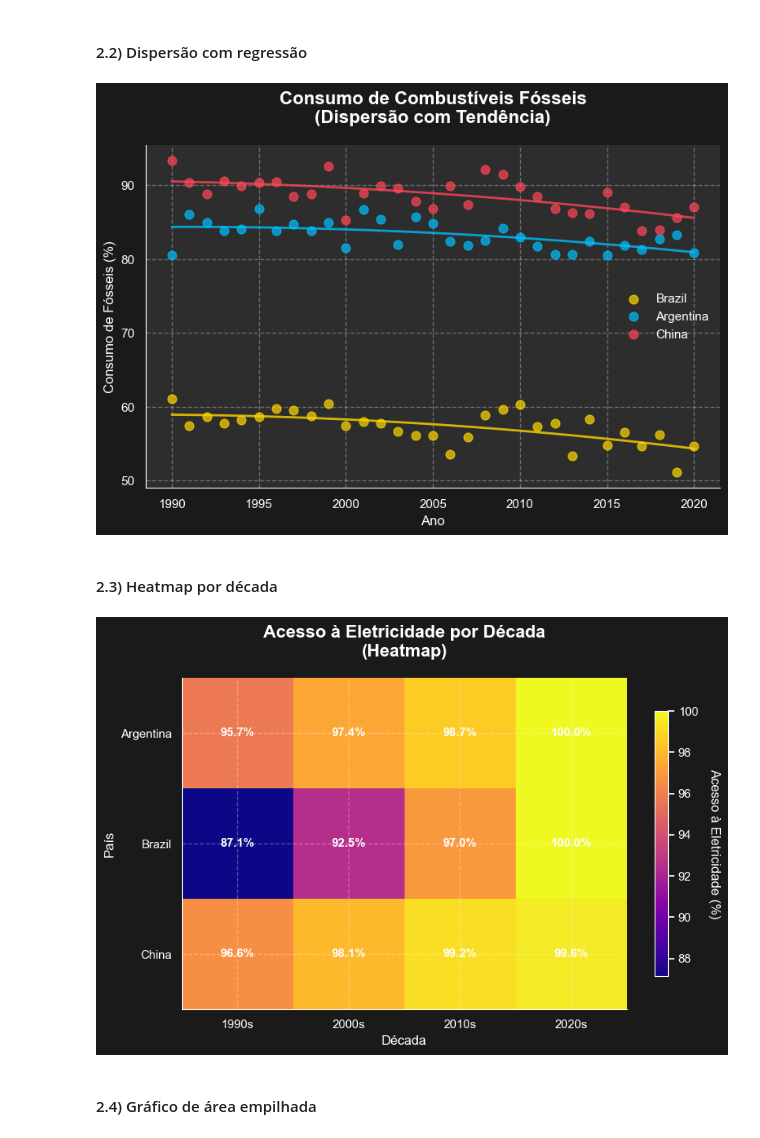
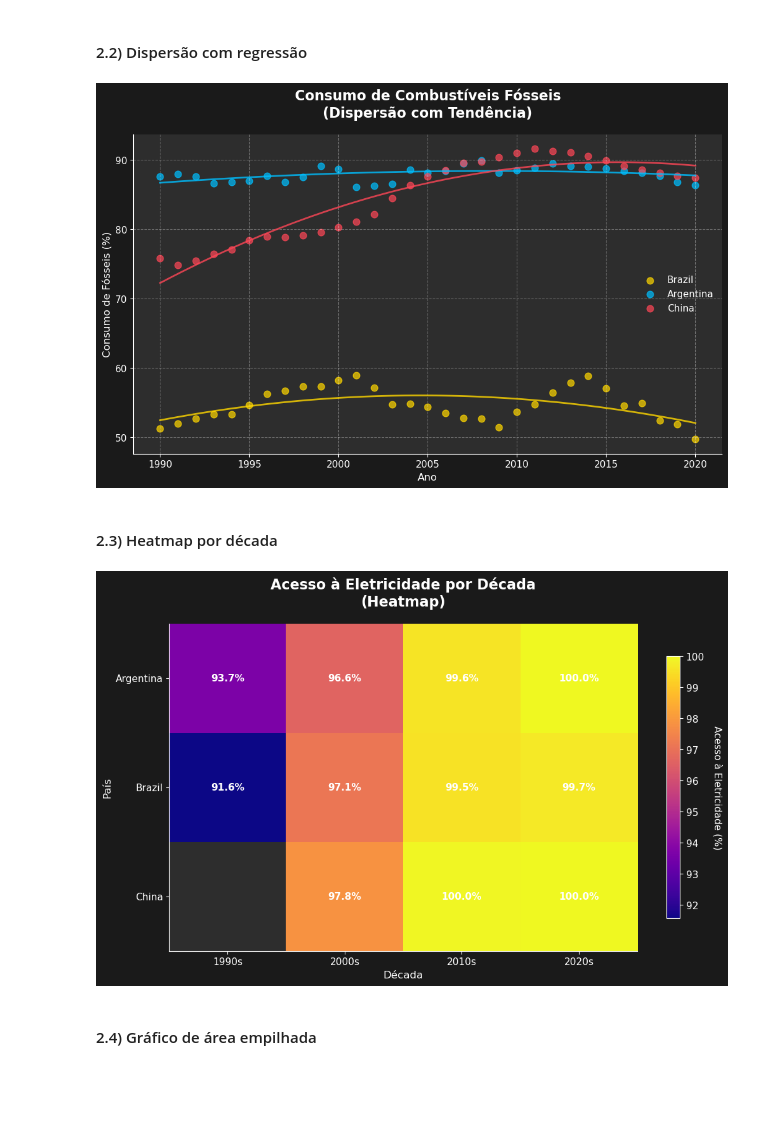
Before and after one commit to lucasfloza/av3, a Jupyter notebook: q3.ipynb, the cells around one changed output. Saved outputs shown, nothing was run; the diff lists cells and outputs as text; code cells hidden in the pictures; blank space fills up the shorter version.

Commit message:
Updating code with real data set

```diff
--- a/q3.ipynb
+++ b/q3.ipynb
@@ -207,76 +156,95 @@ ax1.set_facecolor('#2d2d2d')
 # %% [markdown]
 #### 2.2) Dispersão com regressão
 # %%
+# Certifique-se de que estas variáveis estejam definidas:
+countries = ['Brazil', 'Argentina', 'China']
+country_colors = {
+    'Brazil': '#ffd700',    # Dourado
+    'Argentina': '#00bfff', # Azul profundo
+    'China': '#ff4757'      # Vermelho
+}
+
+# Gráfico de dispersão com tendência para combustível fóssil
 plt.figure(figsize=(20, 12))
-
 ax2 = plt.subplot(2, 2, 2)
 
 for country in countries:
     country_data = df_fossil[df_fossil['Country'] == country]
     x_data = country_data['Year'].values.reshape(-1, 1)
     y_data = country_data['Fossil_fuel'].values
 
-    # Plotando os pontos
+    # Plotando os pontos reais
     ax2.scatter(country_data['Year'], country_data['Fossil_fuel'],
-               color=country_colors[country], alpha=0.7, s=60, label=country)
+                color=country_colors[country], alpha=0.7, s=60, label=country)
 
-    # Adicionando linha de tendência
+    # Ajuste de curva polinomial de grau 2
     poly_features = PolynomialFeatures(degree=2)
     x_poly = poly_features.fit_transform(x_data)
     model = LinearRegression()
     model.fit(x_poly, y_data)
 
+    # Linha suave de tendência
     x_trend = np.linspace(country_data['Year'].min(), country_data['Year'].max(), 100).reshape(-1, 1)
     x_trend_poly = poly_features.transform(x_trend)
     y_trend = model.predict(x_trend_poly)
 
     ax2.plot(x_trend, y_trend, color=country_colors[country], linewidth=2, alpha=0.8)
 
+# Estética do gráfico
 ax2.set_title('Consumo de Combustíveis Fósseis\n(Dispersão com Tendência)', fontsize=16, fontweight='bold', pad=20)
 ax2.set_xlabel('Ano', fontsize=12)
 ax2.set_ylabel('Consumo de Fósseis (%)', fontsize=12)
 ax2.legend(frameon=False)
 ax2.grid(True, alpha=0.3)
 ax2.set_facecolor('#2d2d2d')
+
+plt.tight_layout()
+plt.show()
 # %% [output]
-[figure, old version]
+[figure, new version]
 # %% [markdown]
 #### 2.3) Heatmap por década
 # %%
 plt.figure(figsize=(20, 12))
 ax3 = plt.subplot(2, 2, 3)
 
-# Agrupando dados por década
+# Agrupando por década
 df_electricity['Decade'] = (df_electricity['Year'] // 10) * 10
 decade_data = df_electricity.groupby(['Country', 'Decade'])['Access_to_electricity'].mean().reset_index()
 
-# Criando matriz para heatmap
+# Pivotando para criar a matriz (Country x Decade)
 heatmap_data = decade_data.pivot(index='Country', columns='Decade', values='Access_to_electricity')
 
-# Criando heatmap personalizado
+# Criando heatmap com estilo moderno
 im = ax3.imshow(heatmap_data.values, cmap='plasma', aspect='auto', interpolation='nearest')
 
-# Configurando labels
+# Eixos e rótulos
 ax3.set_xticks(range(len(heatmap_data.columns)))
 ax3.set_xticklabels([f"{int(decade)}s" for decade in heatmap_data.columns])
 ax3.set_yticks(range(len(heatmap_data.index)))
 ax3.set_yticklabels(heatmap_data.index)
 
-# Adicionando valores no heatmap
+# Inserindo valores nas células
 for i in range(len(heatmap_data.index)):
     for j in range(len(heatmap_data.columns)):
-        text = ax3.text(j, i, f'{heatmap_data.iloc[i, j]:.1f}%',
-                       ha="center", va="center", color="white", fontweight='bold')
+        valor = heatmap_data.iloc[i, j]
+        if not pd.isna(valor):
+            ax3.text(j, i, f'{valor:.1f}%', ha="center", va="center", color="white", fontweight='bold')
 
+# Títulos e estilo
 ax3.set_title('Acesso à Eletricidade por Década\n(Heatmap)', fontsize=16, fontweight='bold', pad=20)
 ax3.set_xlabel('Década', fontsize=12)
 ax3.set_ylabel('País', fontsize=12)
+ax3.set_facecolor('#2d2d2d')
 
-# Colorbar
+# Barra de cores
 cbar = plt.colorbar(im, ax=ax3, shrink=0.8)
 cbar.set_label('Acesso à Eletricidade (%)', rotation=270, labelpad=20)
+
+plt.tight_layout()
+plt.show()
 # %% [output]
-[figure, old version]
+[figure, new version]
 # %% [markdown]
 #### 2.4) Gráfico de área empilhada
 # %%
```
Also changed, not shown: parts of 4 cells of this notebook, 3 other files.
